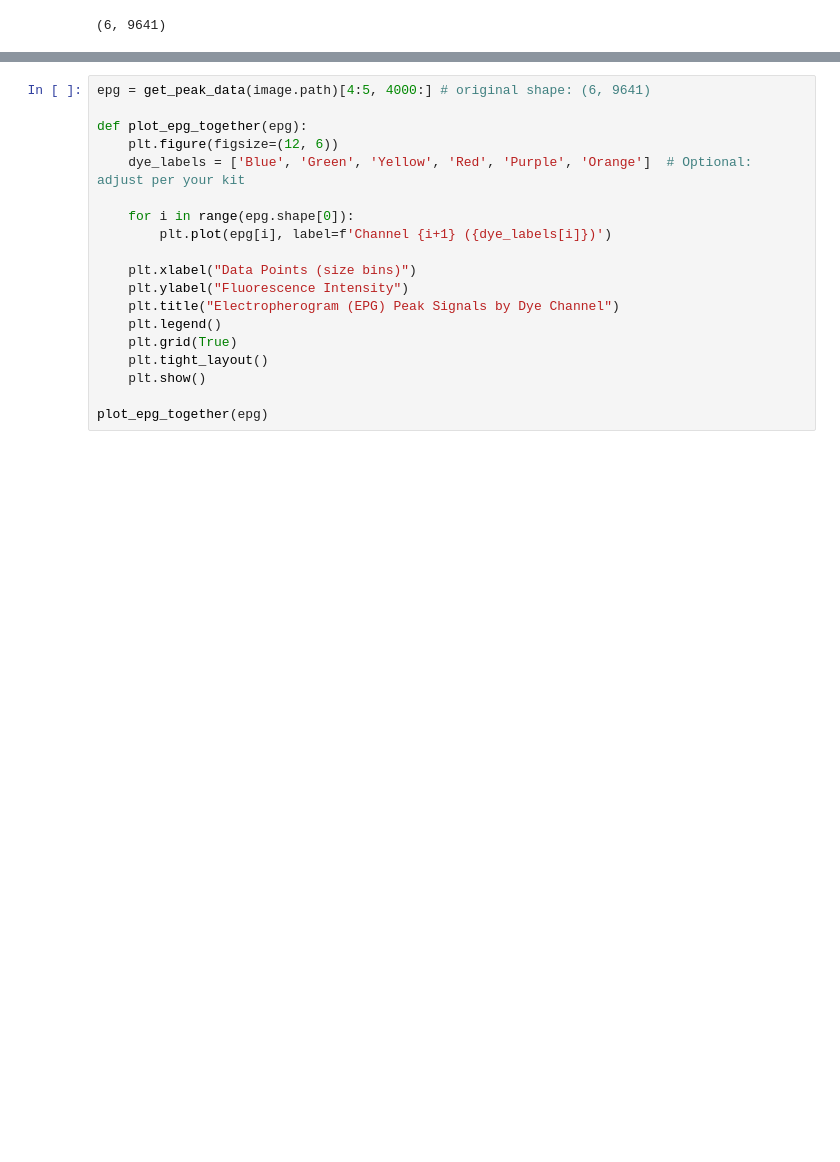
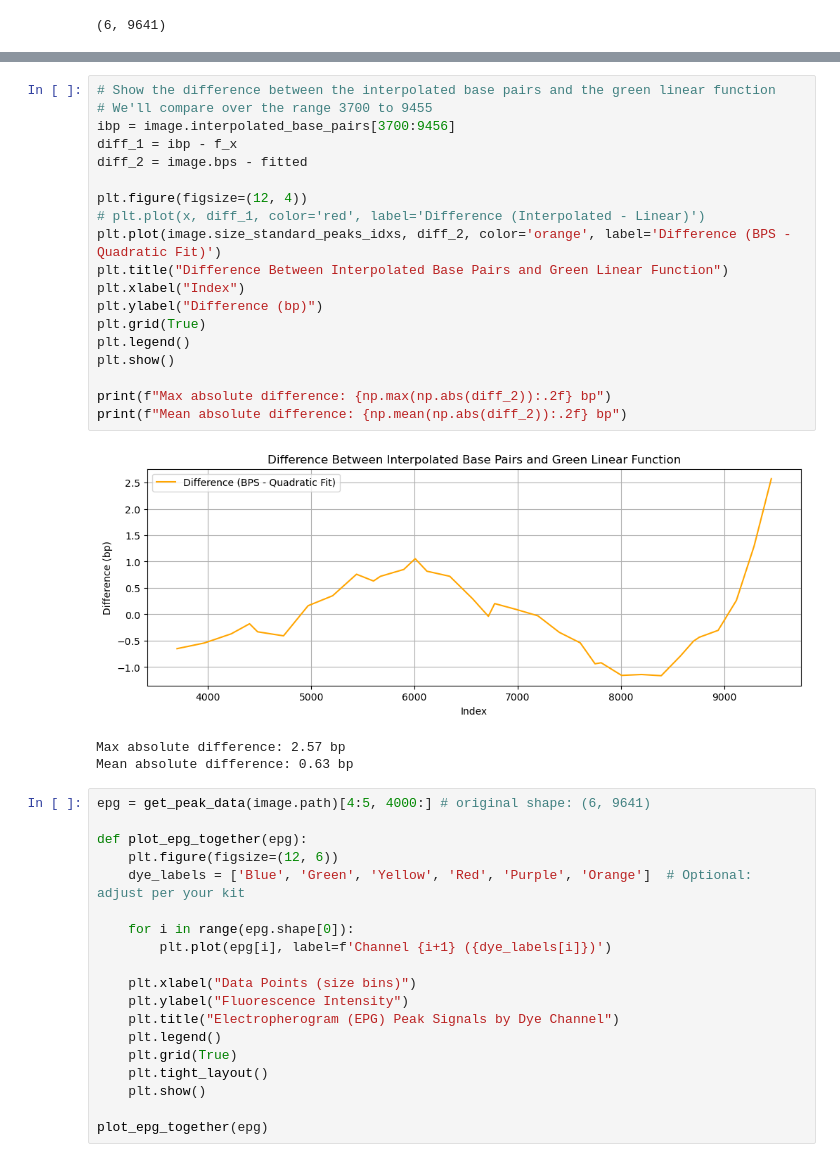
Before and after one commit to amar-mesic/DNANet, a Jupyter notebook: notebooks/ProvedItImage.ipynb, the cells around one changed output, grey strips where cells are left out. Drawn from its saved outputs; the diff is of its cells as text; blank space fills up the shorter version.

```diff
--- a/notebooks/ProvedItImage.ipynb
+++ b/notebooks/ProvedItImage.ipynb
@@ -49,3 +97,26 @@ plot_profile(hid_images=[image])
+# %%
+# Show the difference between the interpolated base pairs and the green linear function
+# We'll compare over the range 3700 to 9455
+ibp = image.interpolated_base_pairs[3700:9456]
+diff_1 = ibp - f_x
+diff_2 = image.bps - fitted
+
+plt.figure(figsize=(12, 4))
+# plt.plot(x, diff_1, color='red', label='Difference (Interpolated - Linear)')
+plt.plot(image.size_standard_peaks_idxs, diff_2, color='orange', label='Difference (BPS - Quadratic Fit)')
+plt.title("Difference Between Interpolated Base Pairs and Green Linear Function")
+plt.xlabel("Index")
+plt.ylabel("Difference (bp)")
+plt.grid(True)
+plt.legend()
+plt.show()
+
+print(f"Max absolute difference: {np.max(np.abs(diff_2)):.2f} bp")
+print(f"Mean absolute difference: {np.mean(np.abs(diff_2)):.2f} bp")
+# %% [output]
+[figure, added]
+Max absolute difference: 2.57 bp
+Mean absolute difference: 0.63 bp
 # %%
 epg = get_peak_data(image.path)[4:5, 4000:] # original shape: (6, 9641)
 
```
Also changed, not shown: parts of 7 cells of this notebook, 10 other files.
